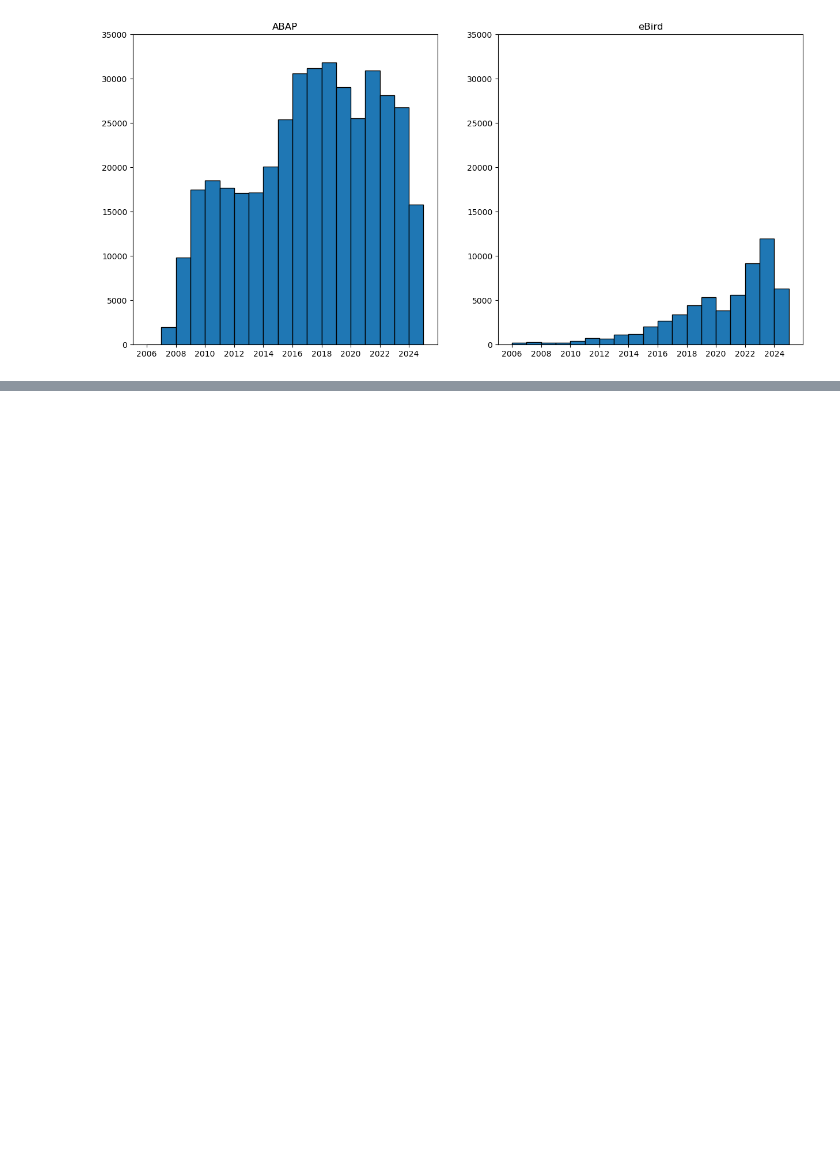
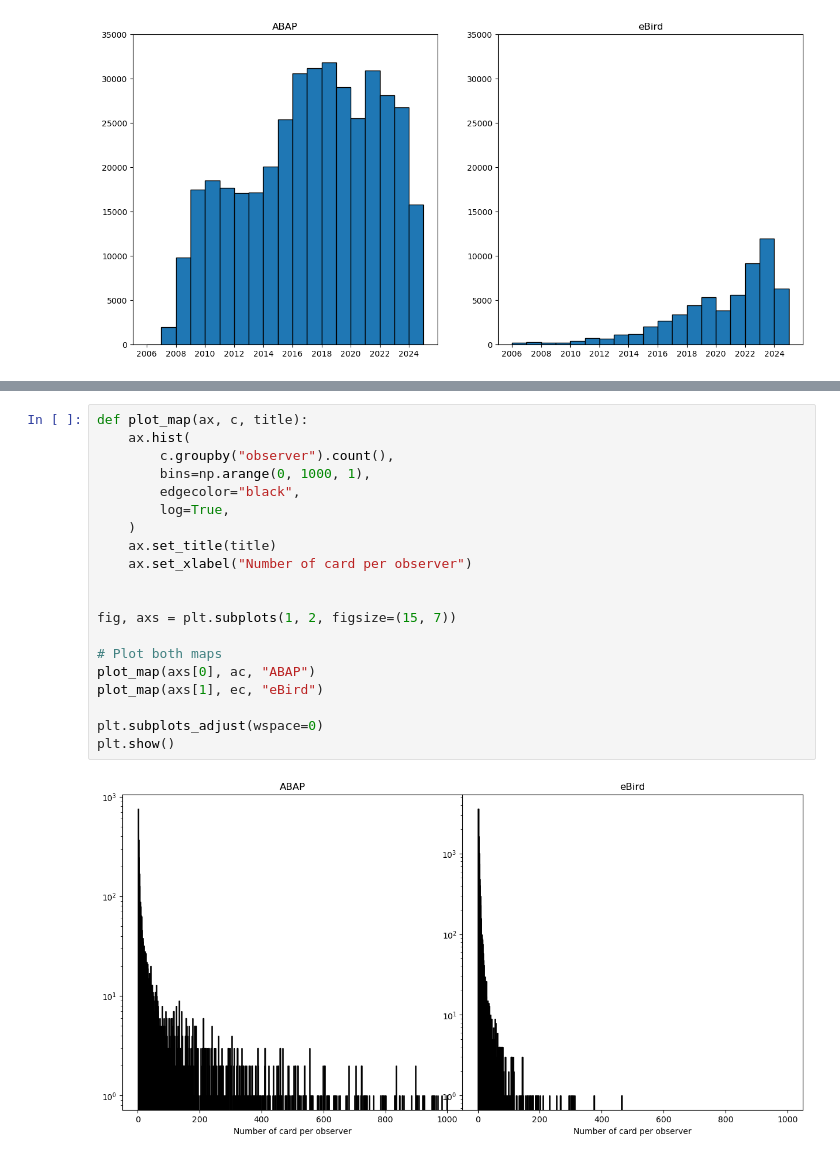
Before and after one commit to Rafnuss/eBird2ABAP, a Jupyter notebook: notebook/comparison.ipynb, the cells around one changed output, grey strips where cells are left out. Drawn from its saved outputs; the diff is of its cells as text; blank space fills up the shorter version.

```diff
--- a/notebook/comparison.ipynb
+++ b/notebook/comparison.ipynb
@@ -241 +225,23 @@ ec[ec["totalspp"] < 2]
 280 rows × 9 columns
+# %%
+def plot_map(ax, c, title):
+    ax.hist(
+        c.groupby("observer").count(),
+        bins=np.arange(0, 1000, 1),
+        edgecolor="black",
+        log=True,
+    )
+    ax.set_title(title)
+    ax.set_xlabel("Number of card per observer")
+
+
+fig, axs = plt.subplots(1, 2, figsize=(15, 7))
+
+# Plot both maps
+plot_map(axs[0], ac, "ABAP")
+plot_map(axs[1], ec, "eBird")
+
+plt.subplots_adjust(wspace=0)
+plt.show()
+# %% [output]
+[figure, added]
```
Also changed, not shown: parts of 12 cells of this notebook, 2 other files.
